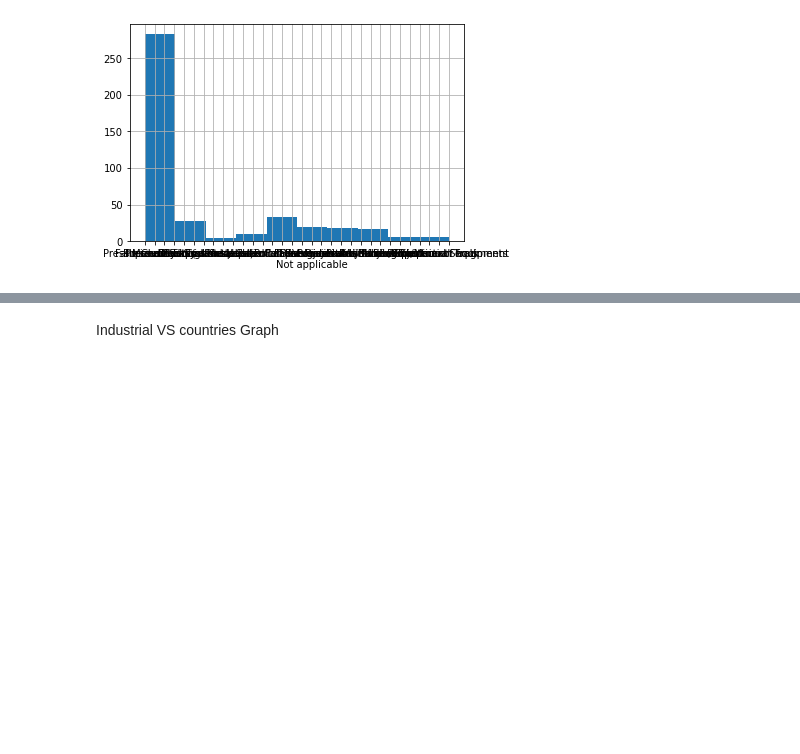
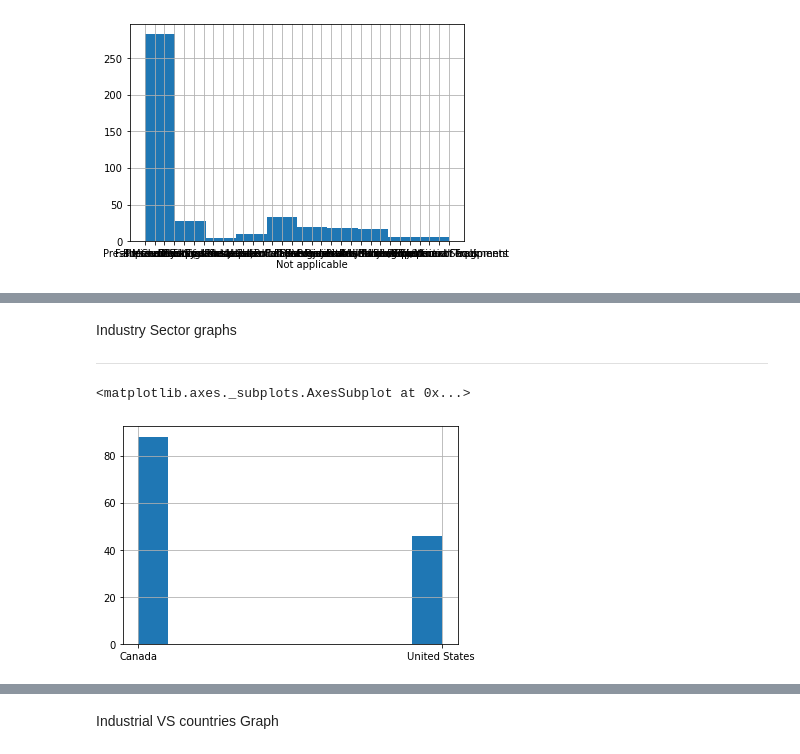
Before and after one commit to vivek-varshney/Practice, a Jupyter notebook: Idustrial_safety.ipynb, the cells around one changed output, grey strips where cells are left out. Cells and saved outputs as stored; diff of their text form; code cells hidden in the pictures; blank space fills up the shorter version.

```diff
--- a/Idustrial_safety.ipynb
+++ b/Idustrial_safety.ipynb
@@ -87,0 +114,11 @@ ds['Critical Risk'].hist()
+# %% [markdown]
+Industry Sector graphs
+
+---
+# %%
+Ind_sec = ds[ds['Industry Sector']=='Metals']
+# %%
+Ind_sec['Countries'].hist()
+# %% [output]
+<matplotlib.axes._subplots.AxesSubplot at 0x...>
+[figure, added]
```
Also changed, not shown: parts of 25 cells of this notebook.
